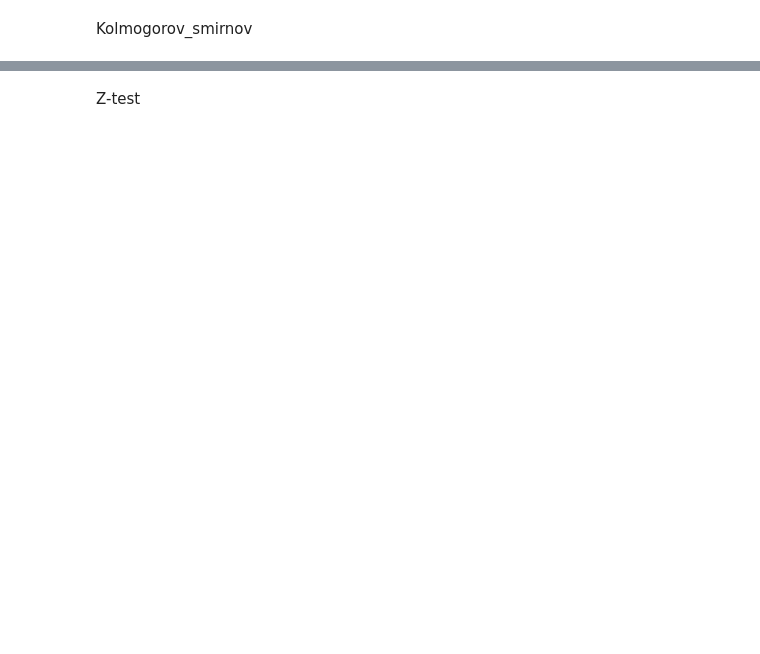
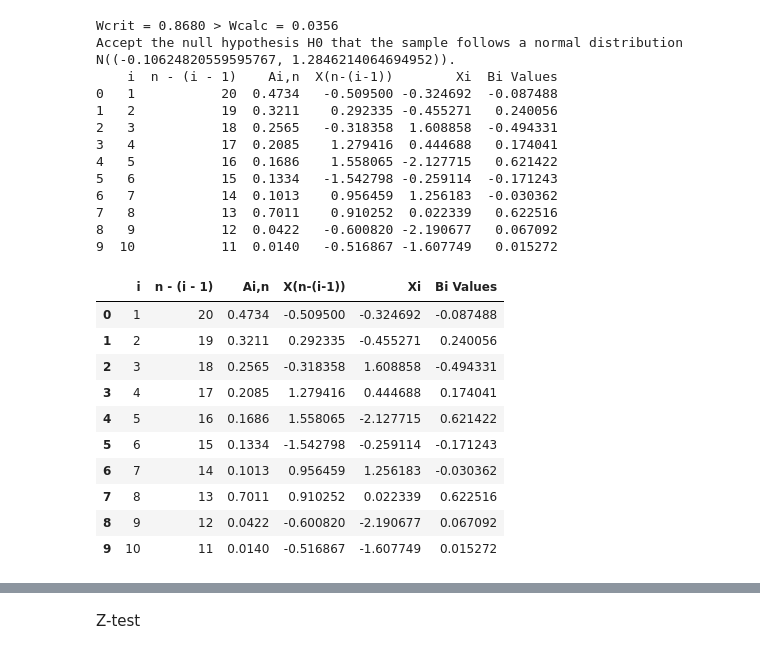
Before and after one commit to HodricVieira/teste-de-hipoteses, a Jupyter notebook: testesinferencia.ipynb, the cells around one changed output, grey strips where cells are left out. Drawn from its saved outputs; the diff is of its cells as text; code cells hidden in the pictures; blank space fills up the shorter version.

```diff
--- a/testesinferencia.ipynb
+++ b/testesinferencia.ipynb
@@ -1,2 +0,0 @@
-# %% [markdown]
-Kolmogorov_smirnov
@@ -3,3 +60,46 @@ Kolmogorov_smirnov
+# %%
+import pandas as pd
+import numpy as np
+
+# Read the coefficients table (Coeficiente.csv) and critical values table (tabela_Wcrit_Shapiro.csv) from CSV files
+coefficients_Ain = pd.read_csv('Coeficientes_ain.csv', sep=';', decimal=',')
+
+critical_values_table = pd.read_csv('tabela_Wcrit.csv', sep=';', decimal=',')
+critical_values_table = critical_values_table.drop(['Unnamed: 10'], axis=1)
+critical_values_table = critical_values_table.drop(28)
+
+# Convert the "tamanho n" column to integer type
+critical_values_table["tamanho n"] = critical_values_table["tamanho n"].astype(int)
+valores = np.random.normal(0,1,20)
+alpha = 0.01
+
+# Use the shapiro_wilk function with the updated values
+shapiro_wilk(valores, coefficients_Ain, alpha, critical_values_table)
+# %% [output]
+Wcrit = 0.8680 > Wcalc = 0.0356
+Accept the null hypothesis H0 that the sample follows a normal distribution N((-0.10624820559595767, 1.2846214064694952)).
+    i  n - (i - 1)    Ai,n  X(n-(i-1))        Xi  Bi Values
+0   1           20  0.4734   -0.509500 -0.324692  -0.087488
+1   2           19  0.3211    0.292335 -0.455271   0.240056
+2   3           18  0.2565   -0.318358  1.608858  -0.494331
+3   4           17  0.2085    1.279416  0.444688   0.174041
+4   5           16  0.1686    1.558065 -2.127715   0.621422
+5   6           15  0.1334   -1.542798 -0.259114  -0.171243
+6   7           14  0.1013    0.956459  1.256183  -0.030362
+7   8           13  0.7011    0.910252  0.022339   0.622516
+8   9           12  0.0422   -0.600820 -2.190677   0.067092
+9  10           11  0.0140   -0.516867 -1.607749   0.015272
+|  | i | n - (i - 1) | Ai,n | X(n-(i-1)) | Xi | Bi Values |
+| 0 | 1 | 20 | 0.4734 | -0.509500 | -0.324692 | -0.087488 |
+| 1 | 2 | 19 | 0.3211 | 0.292335 | -0.455271 | 0.240056 |
+| 2 | 3 | 18 | 0.2565 | -0.318358 | 1.608858 | -0.494331 |
+| 3 | 4 | 17 | 0.2085 | 1.279416 | 0.444688 | 0.174041 |
+| 4 | 5 | 16 | 0.1686 | 1.558065 | -2.127715 | 0.621422 |
+| 5 | 6 | 15 | 0.1334 | -1.542798 | -0.259114 | -0.171243 |
+| 6 | 7 | 14 | 0.1013 | 0.956459 | 1.256183 | -0.030362 |
+| 7 | 8 | 13 | 0.7011 | 0.910252 | 0.022339 | 0.622516 |
+| 8 | 9 | 12 | 0.0422 | -0.600820 | -2.190677 | 0.067092 |
+| 9 | 10 | 11 | 0.0140 | -0.516867 | -1.607749 | 0.015272 |
 # %%
 import numpy as np
 import pandas as pd
```
Also changed, not shown: parts of 11 cells of this notebook, 4 other files.
